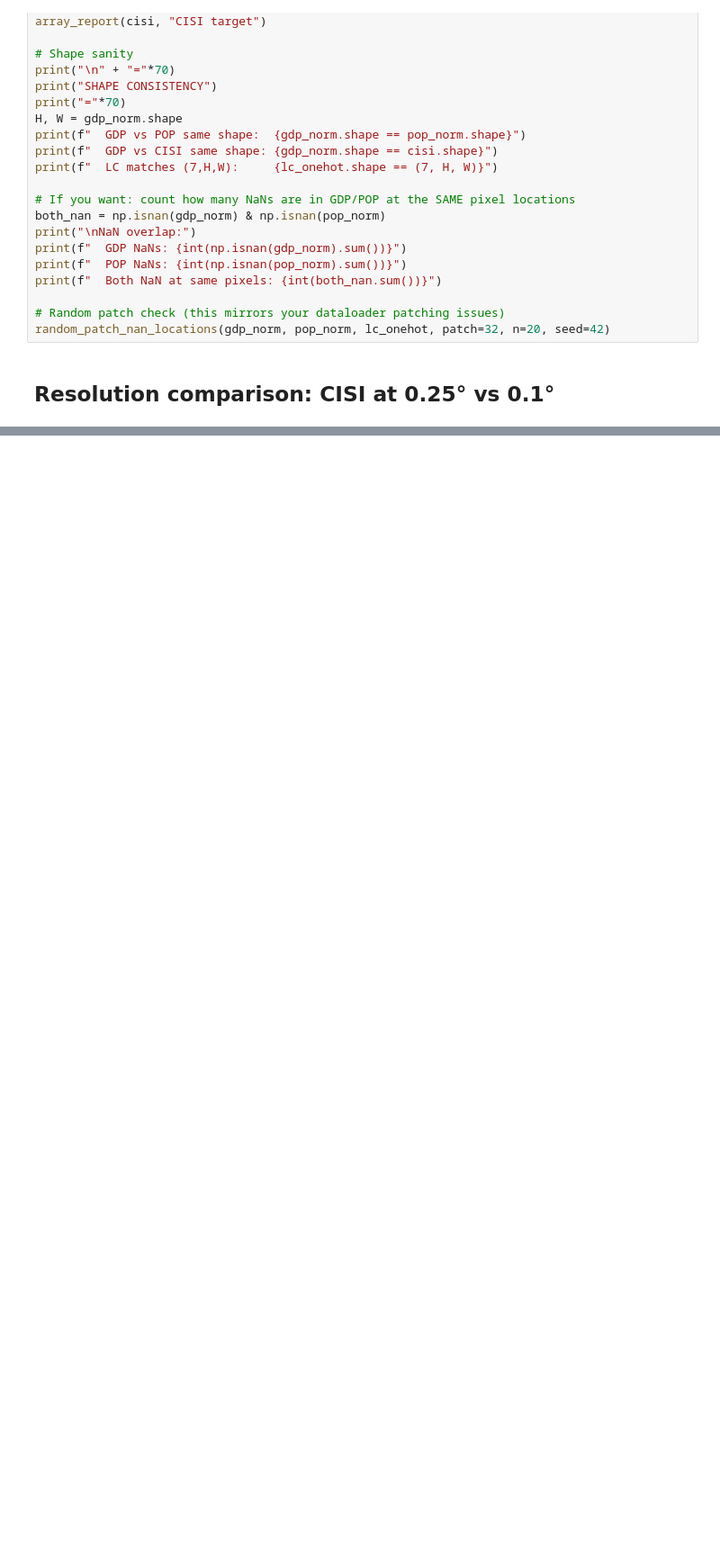
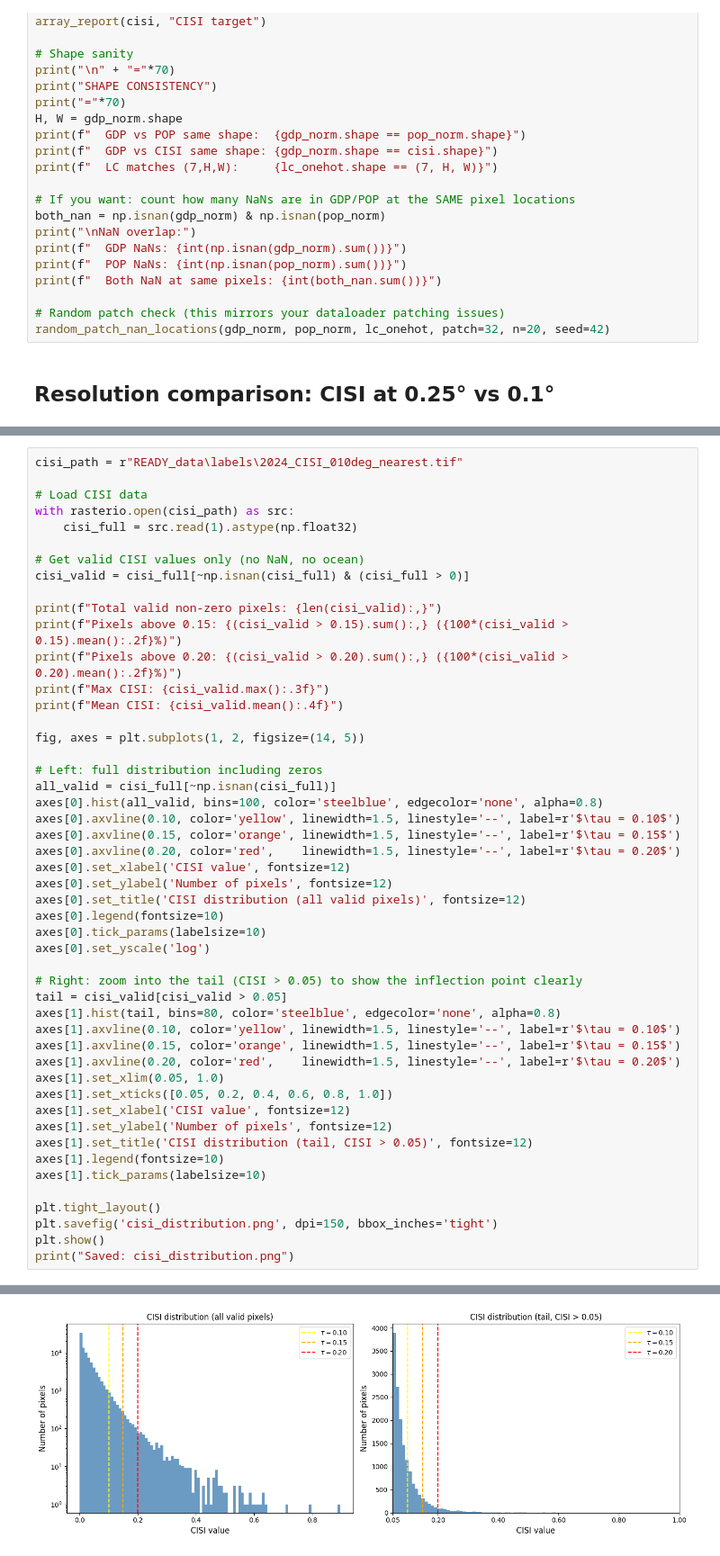
Before and after one commit to Messanella/Thesis_code, a Jupyter notebook: plotting_data.ipynb, the cells around one changed output, grey strips where cells are left out. Shown at 90% size. Drawn from its saved outputs; the diff is of its cells as text; blank space fills up the shorter version.

```diff
--- a/plotting_data.ipynb
+++ b/plotting_data.ipynb
@@ -404,0 +501,50 @@ print("Saved \u2192 figures/cisi_resolution_comparison.png")
+# %%
+cisi_path = r"READY_data\labels\2024_CISI_010deg_nearest.tif"
+
+# Load CISI data
+with rasterio.open(cisi_path) as src:
+    cisi_full = src.read(1).astype(np.float32)
+
+# Get valid CISI values only (no NaN, no ocean)
+cisi_valid = cisi_full[~np.isnan(cisi_full) & (cisi_full > 0)]
+
+print(f"Total valid non-zero pixels: {len(cisi_valid):,}")
+print(f"Pixels above 0.15: {(cisi_valid > 0.15).sum():,} ({100*(cisi_valid > 0.15).mean():.2f}%)")
+print(f"Pixels above 0.20: {(cisi_valid > 0.20).sum():,} ({100*(cisi_valid > 0.20).mean():.2f}%)")
+print(f"Max CISI: {cisi_valid.max():.3f}")
+print(f"Mean CISI: {cisi_valid.mean():.4f}")
+
+fig, axes = plt.subplots(1, 2, figsize=(14, 5))
+
+# Left: full distribution including zeros
+all_valid = cisi_full[~np.isnan(cisi_full)]
+axes[0].hist(all_valid, bins=100, color='steelblue', edgecolor='none', alpha=0.8)
+axes[0].axvline(0.10, color='yellow', linewidth=1.5, linestyle='--', label=r'$\tau = 0.10$')
+axes[0].axvline(0.15, color='orange', linewidth=1.5, linestyle='--', label=r'$\tau = 0.15$')
+axes[0].axvline(0.20, color='red',    linewidth=1.5, linestyle='--', label=r'$\tau = 0.20$')
+axes[0].set_xlabel('CISI value', fontsize=12)
+axes[0].set_ylabel('Number of pixels', fontsize=12)
+axes[0].set_title('CISI distribution (all valid pixels)', fontsize=12)
+axes[0].legend(fontsize=10)
+axes[0].tick_params(labelsize=10)
+axes[0].set_yscale('log')
+
+# Right: zoom into the tail (CISI > 0.05) to show the inflection point clearly
+tail = cisi_valid[cisi_valid > 0.05]
+axes[1].hist(tail, bins=80, color='steelblue', edgecolor='none', alpha=0.8)
+axes[1].axvline(0.10, color='yellow', linewidth=1.5, linestyle='--', label=r'$\tau = 0.10$')
+axes[1].axvline(0.15, color='orange', linewidth=1.5, linestyle='--', label=r'$\tau = 0.15$')
+axes[1].axvline(0.20, color='red',    linewidth=1.5, linestyle='--', label=r'$\tau = 0.20$')
+axes[1].set_xlim(0.05, 1.0)
+axes[1].set_xticks([0.05, 0.2, 0.4, 0.6, 0.8, 1.0])
+axes[1].set_xlabel('CISI value', fontsize=12)
+axes[1].set_ylabel('Number of pixels', fontsize=12)
+axes[1].set_title('CISI distribution (tail, CISI > 0.05)', fontsize=12)
+axes[1].legend(fontsize=10)
+axes[1].tick_params(labelsize=10)
+
+plt.tight_layout()
+plt.savefig('cisi_distribution.png', dpi=150, bbox_inches='tight')
+plt.show()
+print("Saved: cisi_distribution.png")
+# %% [output]
@@ -404,0 +556 @@ print("Saved \u2192 figures/cisi_resolution_comparison.png")
+[figure, added]
```
Also changed, not shown: parts of 6 cells of this notebook, 1 other file.
